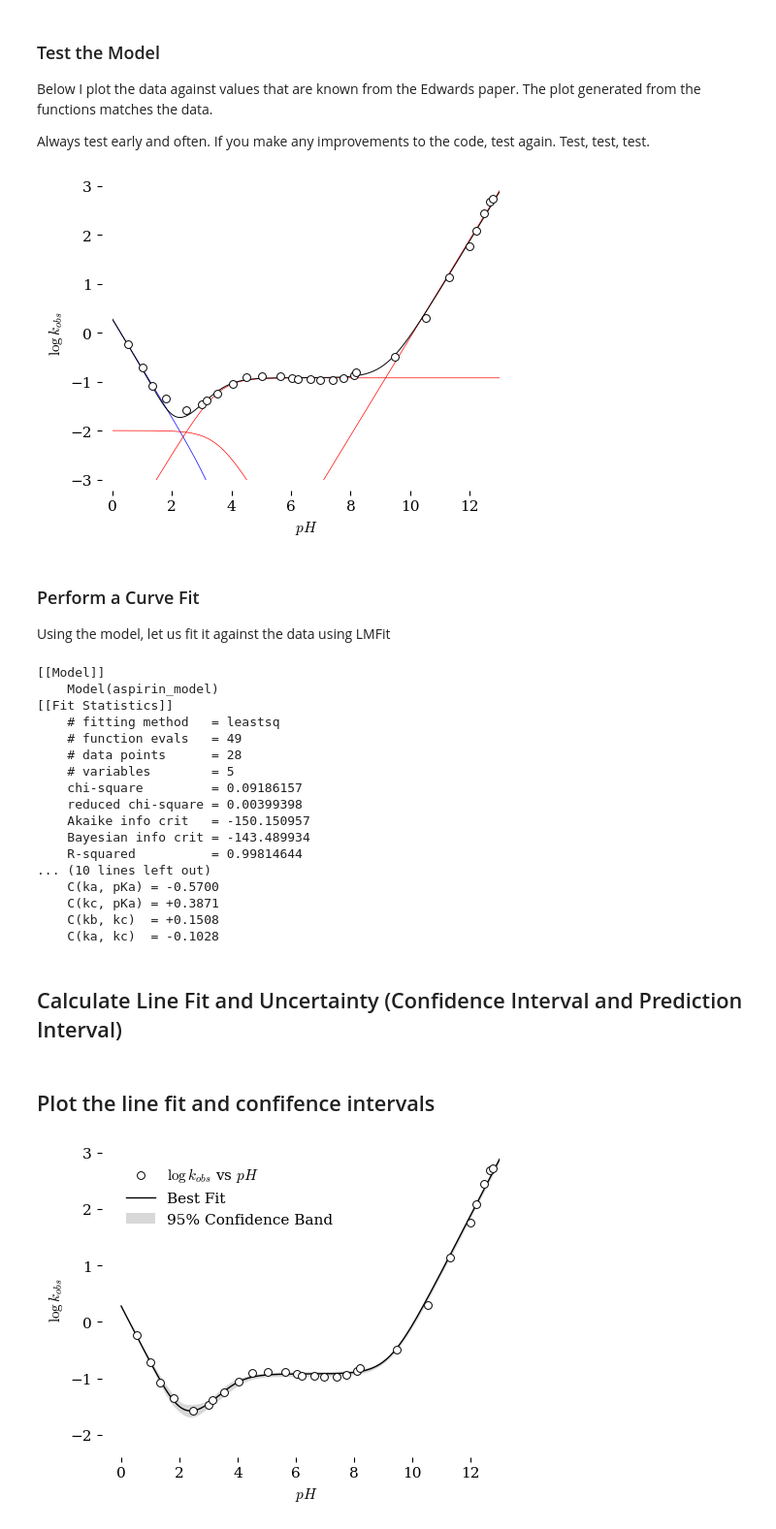
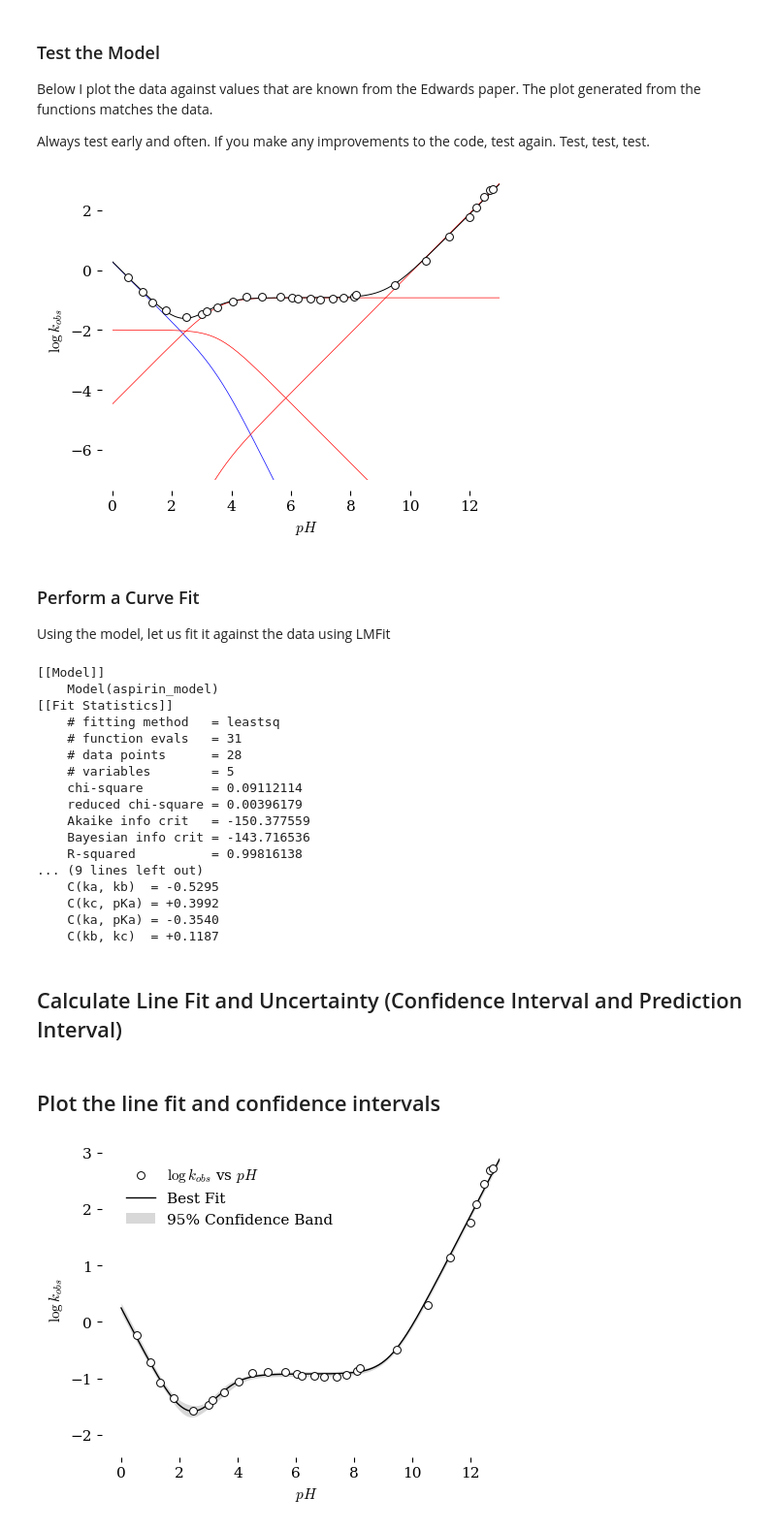
Before and after one commit to blinkletter/4410WebBook2026, a Jupyter notebook: book/notebooks/M28_Aspirin_Stats/Aspirin_2026_Boot_BAc.ipynb, the cells around one changed output. Shown at 97% size. Cells and saved outputs as stored; diff of their text form; code cells hidden in the pictures.

```diff
--- a/book/notebooks/M28_Aspirin_Stats/Aspirin_2026_Boot_BAc.ipynb
+++ b/book/notebooks/M28_Aspirin_Stats/Aspirin_2026_Boot_BAc.ipynb
@@ -184,8 +184,32 @@ def aspirin_model(pH, ka = 1.9, kb=0.01, kc = 0.12, kd = 7500, pKa = 3.55, pKW =
     returns an array of k_obs values
     """
     H = 10**(-pH)
-    k_obs = specificacid(pH, ka) + genacid(pH, pKa, kb) + genbase(pH, pKa, kc) + specificbase(pH, kd, pKa, pKW)
+    k_obs = specificacid(pH, pKa, ka) + genacid(pH, pKa, kb) + genbase(pH, pKa, kc) + specificbase(pH, kd, pKa, pKW)
     return np.log10(k_obs)
+
+def aspirin_model2(pH, ka = 1.88, kb=0.01, kc = 0.119, kd = 7970, pKa = 3.55, pKW = 14):
+    """
+    model(x, ka, kb, kc, kd, Ka2, Ka1)
+    pH is an array of pH values
+    returns an array of log(k_obs) values
+    """
+    H = 10**(-pH)
+    Ka1 = 10**(-pKa)
+    KW = 10**(-pKW)
+    k_obs = (ka*(H) + kb + kc*(Ka1/H) + kd*(Ka1/H)*(KW/H))/(1 + (Ka1/H))
+    return(np.log10(k_obs))
+
+def aspirin_model3(pH, ka = 1.88, kb=0.01, kc = 0.119, kd = 7970, pKa = 3.55, pKW = 14):
+    """
+    model(x, ka, kb, kc, kd, Ka2, Ka1)
+    pH is an array of pH values
+    returns an array of log(k_obs) values
+    """
+    H = 10**(-pH)
+    Ka1 = 10**(-pKa)
+    KW = 10**(-pKW)
+    k_obs = (ka*H**3 + kb*H**2 + kc*Ka1*H + kd*Ka1*KW)/(H**2 + (Ka1*H))
+    return(np.log10(k_obs))
 # %% [markdown]
 ### Test the Model
 
@@ -246,35 +270,35 @@ ax.plot(x_fit, y_fit,
         color="red", linewidth=0.5, zorder=1)
 
 y_fit = np.log10(genbase(x_fit, pKa=3.55, k=0.119))
 ax.plot(x_fit, y_fit,
         color="red", linewidth=0.5, zorder=1)
 
 y_fit = np.log10(specificbase(x_fit, k=7970, pKa=3.55, pKW=14))
 ax.plot(x_fit, y_fit,
         color="red", linewidth=0.5, zorder=1)
 
 ################################################################################
 ### Set labels and scale
 ################################################################################
 
 ax.spines["left"].set_position(("outward", 8))
 ax.spines["bottom"].set_position(("outward", 8))
 
 ax.set(ylabel=r"$\log{k_{obs}}$",
        xlabel=r"$pH$",
        xlim=[0,13],
-       ylim=[-3,3],
+       ylim=[-7,3],
       )
 #ax.margins(x=.07, y=.07, tight=True)      # add 7% empty space around outside of plot area
 
 ################################################################################
 ### Output the final plot
 ################################################################################
 
 fig.savefig("plots/02_plot_test.pdf")   # use this to save the figure in PDF format
 plt.show()                            # output the plot to the screen
 # %% [output]
-[figure, old version]
+[figure, new version]
 # %% [markdown]
 ### Perform a Curve Fit
 
@@ -306,19 +330,19 @@ print(result.fit_report())
     Model(aspirin_model)
 [[Fit Statistics]]
     # fitting method   = leastsq
-    # function evals   = 49
+    # function evals   = 31
     # data points      = 28
     # variables        = 5
-    chi-square         = 0.09186157
-    reduced chi-square = 0.00399398
-    Akaike info crit   = -150.150957
-    Bayesian info crit = -143.489934
-    R-squared          = 0.99814644
-... (10 lines left out)
-    C(ka, pKa) = -0.5700
-    C(kc, pKa) = +0.3871
-    C(kb, kc)  = +0.1508
-    C(ka, kc)  = -0.1028
+    chi-square         = 0.09112114
+    reduced chi-square = 0.00396179
+    Akaike info crit   = -150.377559
+    Bayesian info crit = -143.716536
+    R-squared          = 0.99816138
+... (9 lines left out)
+    C(ka, kb)  = -0.5295
+    C(kc, pKa) = +0.3992
+    C(ka, pKa) = -0.3540
+    C(kb, kc)  = +0.1187
 # %% [markdown]
 ## Calculate Line Fit and Uncertainty (Confidence Interval and Prediction Interval)
 # %%
@@ -354,5 +379,5 @@ pi_upper = y_fit + tval * se_pred
 # %% [markdown]
-## Plot the line fit and confifence intervals
+## Plot the line fit and confidence intervals
 # %%
 ###############################################################################
 # Plot
```
Also changed, not shown: parts of 7 cells of this notebook, 11 other files.
